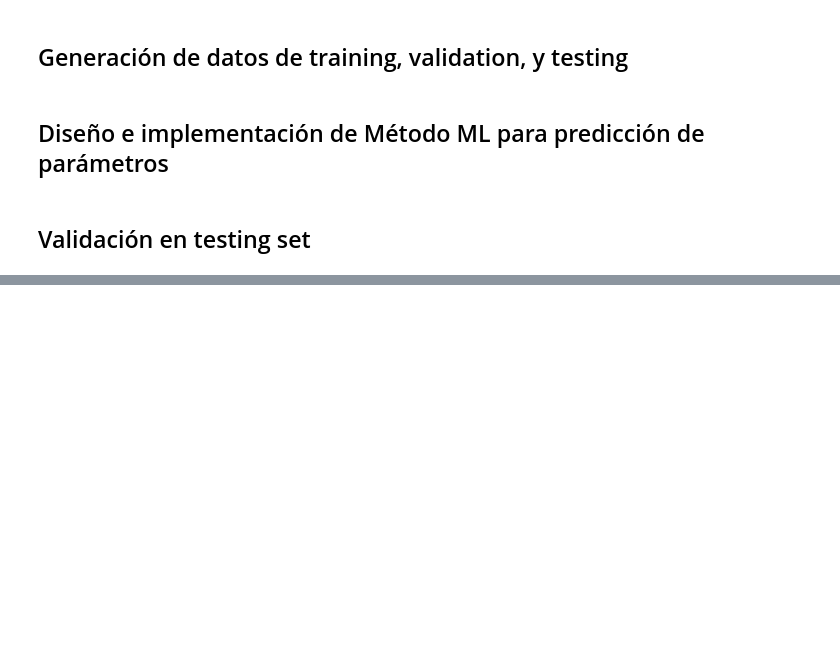
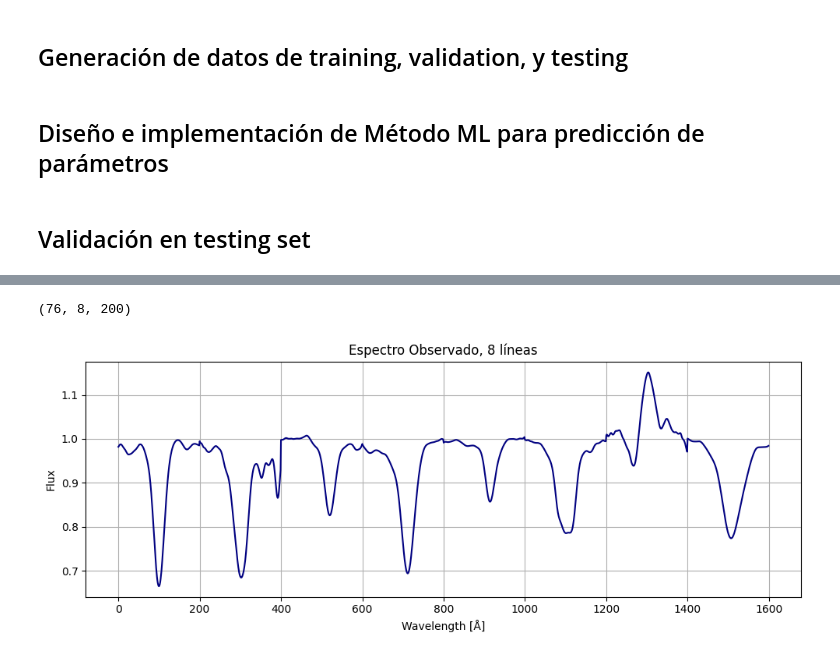
Before and after one commit to rpezoa/mlvalpo, a Jupyter notebook: proyecto_parametros_estelares.ipynb, the cells around one changed output, grey strips where cells are left out. Drawn from its saved outputs; the diff is of its cells as text; code cells hidden in the pictures; blank space fills up the shorter version.

```diff
--- a/proyecto_parametros_estelares.ipynb
+++ b/proyecto_parametros_estelares.ipynb
@@ -26,6 +26,7 @@ if IN_COLAB:
     import gdown
     !gdown https://drive.google.com/uc?id=14NHeV1fvE2HXMaghHAszf_92iTBVNJHL
     !gdown  https://drive.google.com/uc?id=1g56JSd46v1HjJkhpIw7Qkal--VDd7cpS
+    !gdown  https://drive.google.com/uc?id=1YA9HYeOKHMYvt9M4LAaLkO8mpJjOXktV
 
     data = np.load("subset_vmic10.npy")
     y = np.load("y_subset_vmic10.npy")
@@ -37,6 +38,7 @@ else:
         print("Archivo cargado localmente:", dir_path + "subset_vmic10.npy")
         data = np.load(dir_path + "subset_vmic10.npy")
         y = np.load(dir_path + "y_subset_vmic10.npy")
+        data_observed = np.load("/Users/rpezoa/experiment_data/data_fo/data/X_observed.npy")
 
     else:
         print("No se encontró el archivo local. Debes descargarlo manualmente.")
@@ -86,0 +102,17 @@ array([ 3.20000000e+04,  3.60000000e+00,  5.00389117e+00,  4.50000000e-01,
+# %%
+data_observed.shape
+# %% [output]
+(76, 8, 200)
+# %%
+plt.figure(figsize=(10, 4))
+plt.plot(range(1600), data_observed[0,:,:].ravel(), color="navy", lw=1.5)
+plt.xlabel("Wavelength [Å]")
+plt.ylabel("Flux")
+plt.title("Espectro Observado, 8 líneas")
+plt.grid(True)
+plt.tight_layout()
+# Guardar a archivo PNG
+#plt.savefig("spectrum_hd60606_4460_4477.png", dpi=300)
+plt.show()
+# %% [output]
+[figure, added]
```
Also changed, not shown: parts of 9 cells of this notebook.
